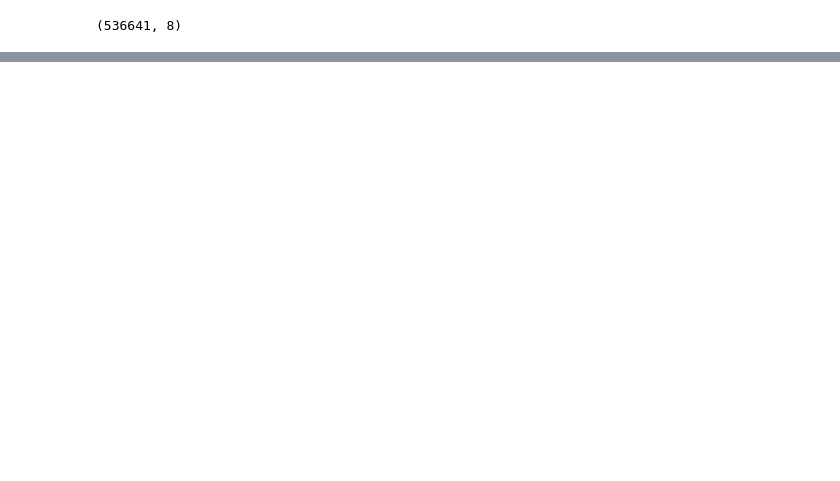
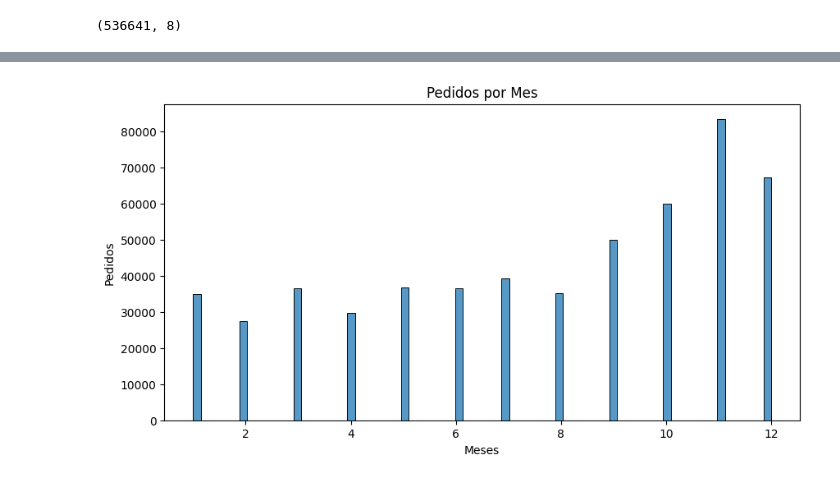
Before and after one commit to danielcorderoe/prueba_citec, a Jupyter notebook: Descriptive_Analysis.ipynb, the cells around one changed output, grey strips where cells are left out. Cells and saved outputs as stored; diff of their text form; code cells hidden in the pictures; blank space fills up the shorter version.

```diff
--- a/Descriptive_Analysis.ipynb
+++ b/Descriptive_Analysis.ipynb
@@ -67,0 +170,11 @@ df[df['Description'].isnull()]
+# %%
+# Pedidos por mes
+plt.figure(figsize=(10, 5))
+sns.histplot(data=df, x='MesN')
+plt.title('Pedidos por Mes')
+plt.xlabel('Meses')
+plt.ylabel('Pedidos')
+plt.show()
+#"Observamos un incremento desde septiembre, alcanzando un pico en noviembre, seguido de una caída hasta el mínimo en febrero.
+# %% [output]
+[figure, added]
```
Also changed, not shown: parts of 54 cells of this notebook, 1 other file.
